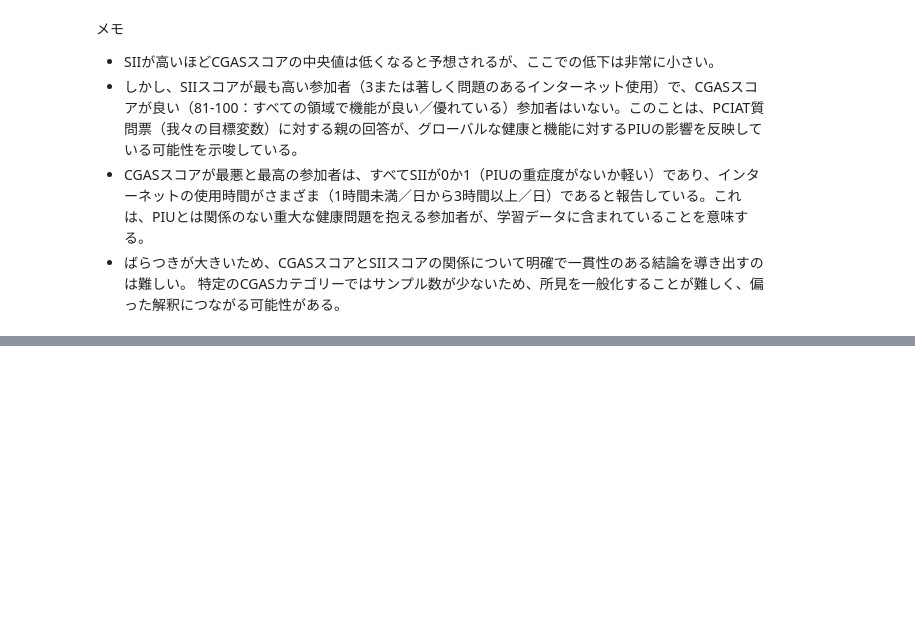
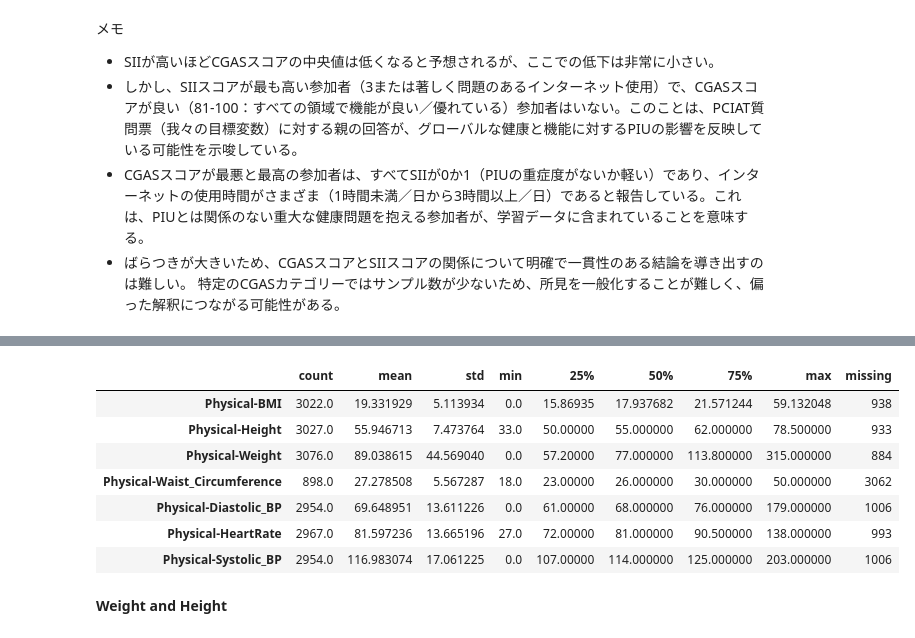
Before and after one commit to yuji-sgs/child-mind-institute, a Jupyter notebook: EDA.ipynb, the cells around one changed output, grey strips where cells are left out. Cells and saved outputs as stored; diff of their text form; code cells hidden in the pictures; blank space fills up the shorter version.

```diff
--- a/EDA.ipynb
+++ b/EDA.ipynb
@@ -1025,0 +1068,13 @@ train[train['CGAS-CGAS_Score'] > 90][
+# %%
+calculate_stats(train, cols)
+# %% [output]
+|  | count | mean | std | min | 25% | 50% | 75% | max | missing |
+| Physical-BMI | 3022.0 | 19.331929 | 5.113934 | 0.0 | 15.86935 | 17.937682 | 21.571244 | 59.132048 | 938 |
+| Physical-Height | 3027.0 | 55.946713 | 7.473764 | 33.0 | 50.00000 | 55.000000 | 62.000000 | 78.500000 | 933 |
+| Physical-Weight | 3076.0 | 89.038615 | 44.569040 | 0.0 | 57.20000 | 77.000000 | 113.800000 | 315.000000 | 884 |
+| Physical-Waist_Circumference | 898.0 | 27.278508 | 5.567287 | 18.0 | 23.00000 | 26.000000 | 30.000000 | 50.000000 | 3062 |
+| Physical-Diastolic_BP | 2954.0 | 69.648951 | 13.611226 | 0.0 | 61.00000 | 68.000000 | 76.000000 | 179.000000 | 1006 |
+| Physical-HeartRate | 2967.0 | 81.597236 | 13.665196 | 27.0 | 72.00000 | 81.000000 | 90.500000 | 138.000000 | 993 |
+| Physical-Systolic_BP | 2954.0 | 116.983074 | 17.061225 | 0.0 | 107.00000 | 114.000000 | 125.000000 | 203.000000 | 1006 |
+# %% [markdown]
+**Weight and Height**
```
Also changed, not shown: parts of 13 cells of this notebook.
